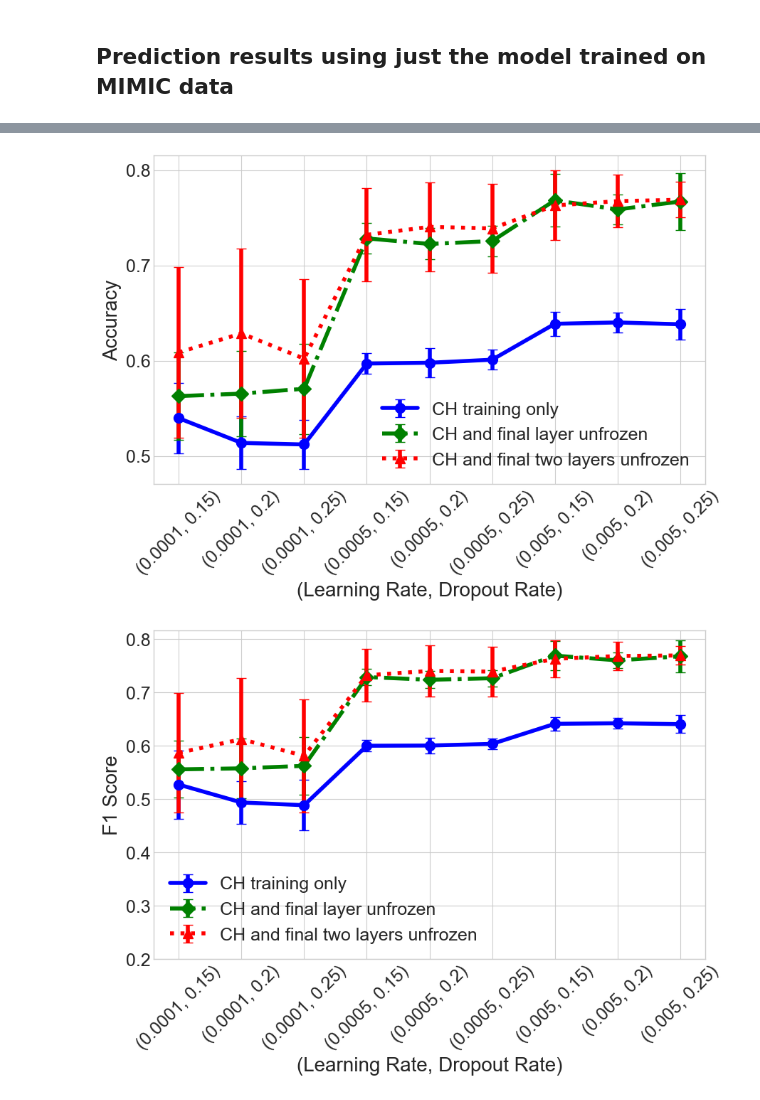
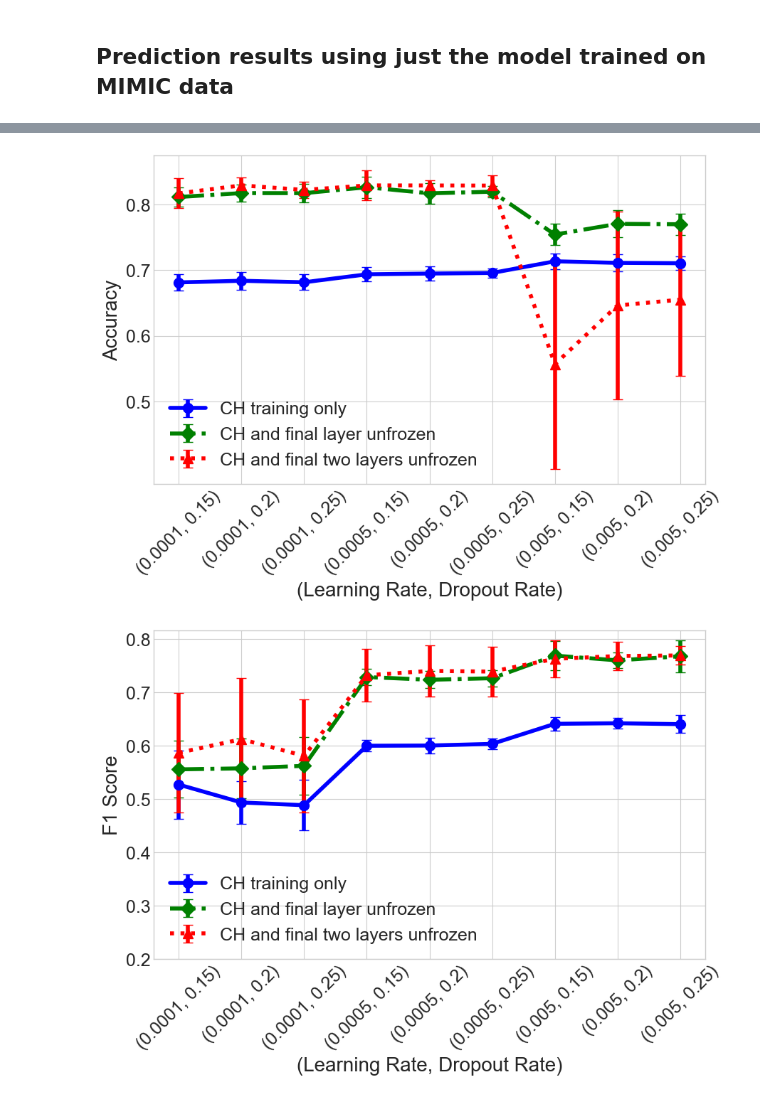
Before and after one commit to CRMDS/Kinetic-Injury-Triage, a Jupyter notebook: Results/resultsAnalysis.ipynb, the cells around one changed output, grey strips where cells are left out. Cells and saved outputs as stored; diff of their text form; code cells hidden in the pictures.

```diff
--- a/Results/resultsAnalysis.ipynb
+++ b/Results/resultsAnalysis.ipynb
@@ -255,9 +255,9 @@ pred_time_data.head()
 | 3 | Adam | 0.0001 | 0.20 | 0 | 201.9 | 24.70 | 10 |
 | 4 | Adam | 0.0001 | 0.20 | 1 | 189.7 | 13.79 | 10 |
 # %%
-plot_optimizer_results(pred_data, 'SGD', metric='accuracy', metric_err='accuracy_std', modeling_type='prediction',  flg_save=True)
+plot_optimizer_results(pred_data, 'AdamW', metric='accuracy', metric_err='accuracy_std', modeling_type='prediction',  flg_save=True)
 # %% [output]
-[figure, old version]
+[figure, new version]
 # %%
 plot_optimizer_results(pred_data, 'SGD', metric='weighted_avg_f1', metric_err='weighted_avg_f1_std',
                        modeling_type='prediction', yaxisticks=[0.2, 0.85, 0.1], flg_save=True)
```
Also changed, not shown: 1 other file.
